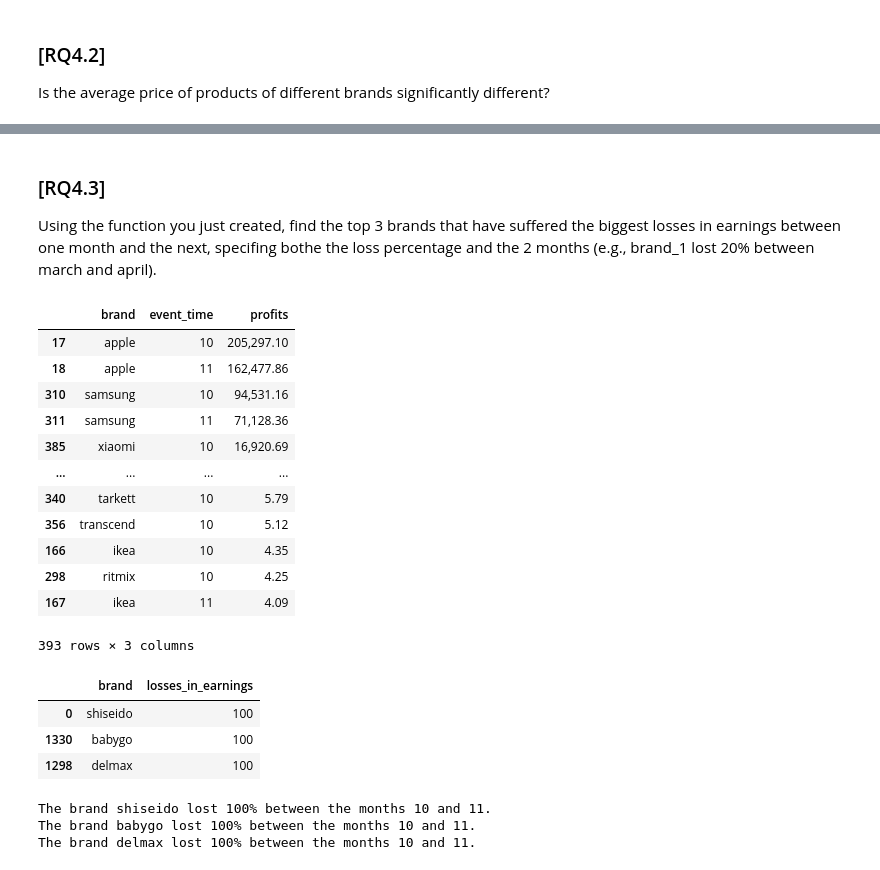
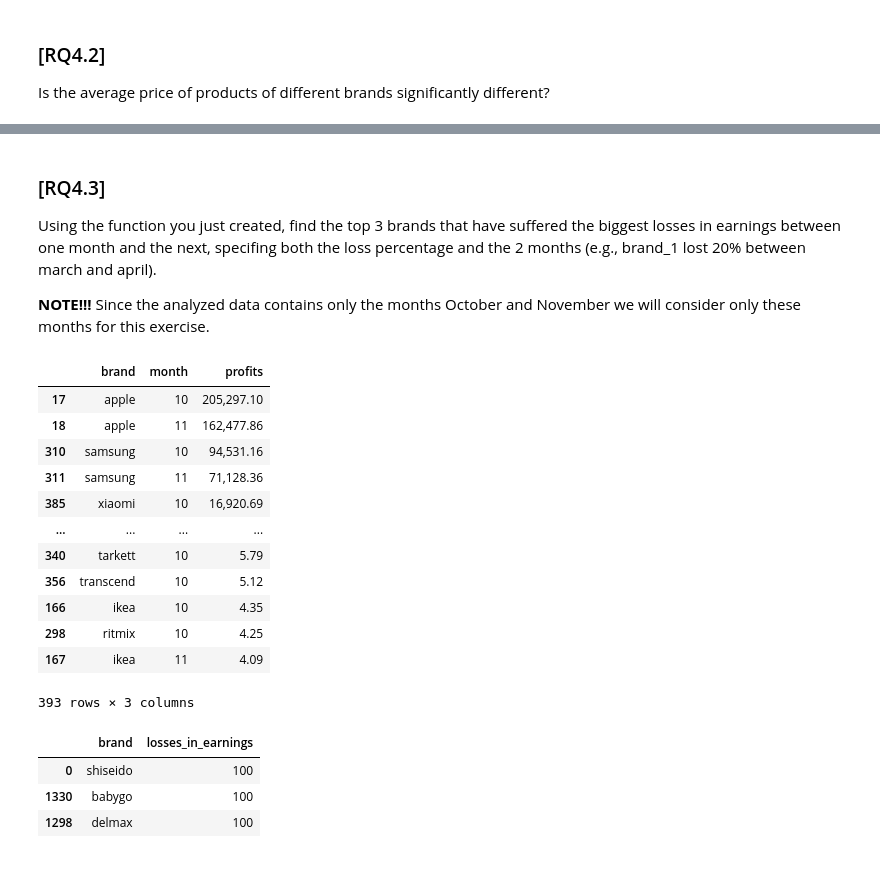
Before and after one commit to freebirdT/ADM_homework2, a Jupyter notebook: main.ipynb, the cells around one changed output, grey strips where cells are left out. Saved outputs shown, nothing was run; the diff lists cells and outputs as text; code cells hidden in the pictures.

```diff
--- a/main.ipynb
+++ b/main.ipynb
@@ -373,21 +402,24 @@ The average price of products of different brands vary very much as we can obser
 # %% [markdown]
 ### [RQ4.3]
-Using the function you just created, find the top 3 brands that have suffered the biggest losses in earnings between one month and the next, specifing bothe the loss percentage and the 2 months (e.g., brand_1 lost 20% between march and april).
+Using the function you just created, find the top 3 brands that have suffered the biggest losses in earnings between one month and the next, specifing both the loss percentage and the 2 months (e.g., brand_1 lost 20% between march and april).
+
+**NOTE!!!**
+Since the analyzed data contains only the months October and November we will consider only these months for this exercise.
 # %%
 gc.collect()
 
 # Select only the rows with the selled item and calculate the total profit for each month
 totalProfitsPerMonth = dataset[dataset.event_type == 'purchase'].groupby([dataset.brand, dataset.event_time.dt.month]).price.sum()
 
 # Renaming column of profits and sorting it's values
 totalProfitsPerMonth = pd.DataFrame(totalProfitsPerMonth).rename(columns = {'price':'profits'}).reset_index().sort_values(by = 'profits', ascending = False)
 
 # Renaming column of month
-totalProfitsPerMonth.rename(columns = {'event_time':'month'})
+totalProfitsPerMonth.rename(columns = {'event_time':'month'}, inplace=True)
 
 totalProfitsPerMonth
 # %% [output]
-|  | brand | event_time | profits |
+|  | brand | month | profits |
 | 17 | apple | 10 | 205,297.10 |
 | 18 | apple | 11 | 162,477.86 |
 | 310 | samsung | 10 | 94,531.16 |
@@ -444,10 +478,3 @@ topThreeBrands = pd.DataFrame(topBrands.head(3))
 | 0 | shiseido | 100 |
 | 1330 | babygo | 100 |
 | 1298 | delmax | 100 |
-# %%
-for index, row in topThreeBrands.iterrows():
-    print('The brand '+ row['brand'] + ' lost ' + str(row['losses_in_earnings']) + '% between the months ' + str(10) + ' and ' + str(11) + '.' )
-# %% [output]
-The brand shiseido lost 100% between the months 10 and 11.
-The brand babygo lost 100% between the months 10 and 11.
-The brand delmax lost 100% between the months 10 and 11.
```
Also changed, not shown: parts of 12 cells of this notebook.
